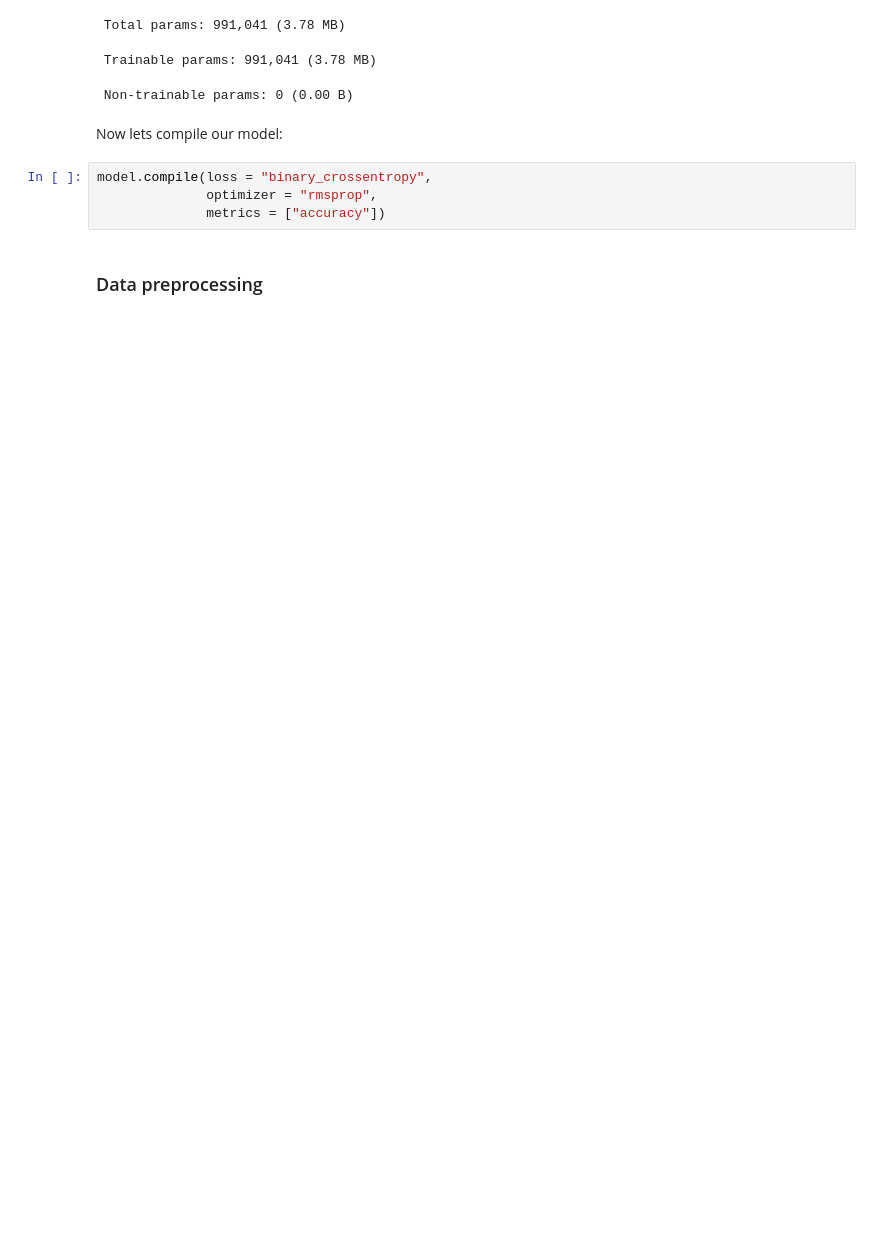
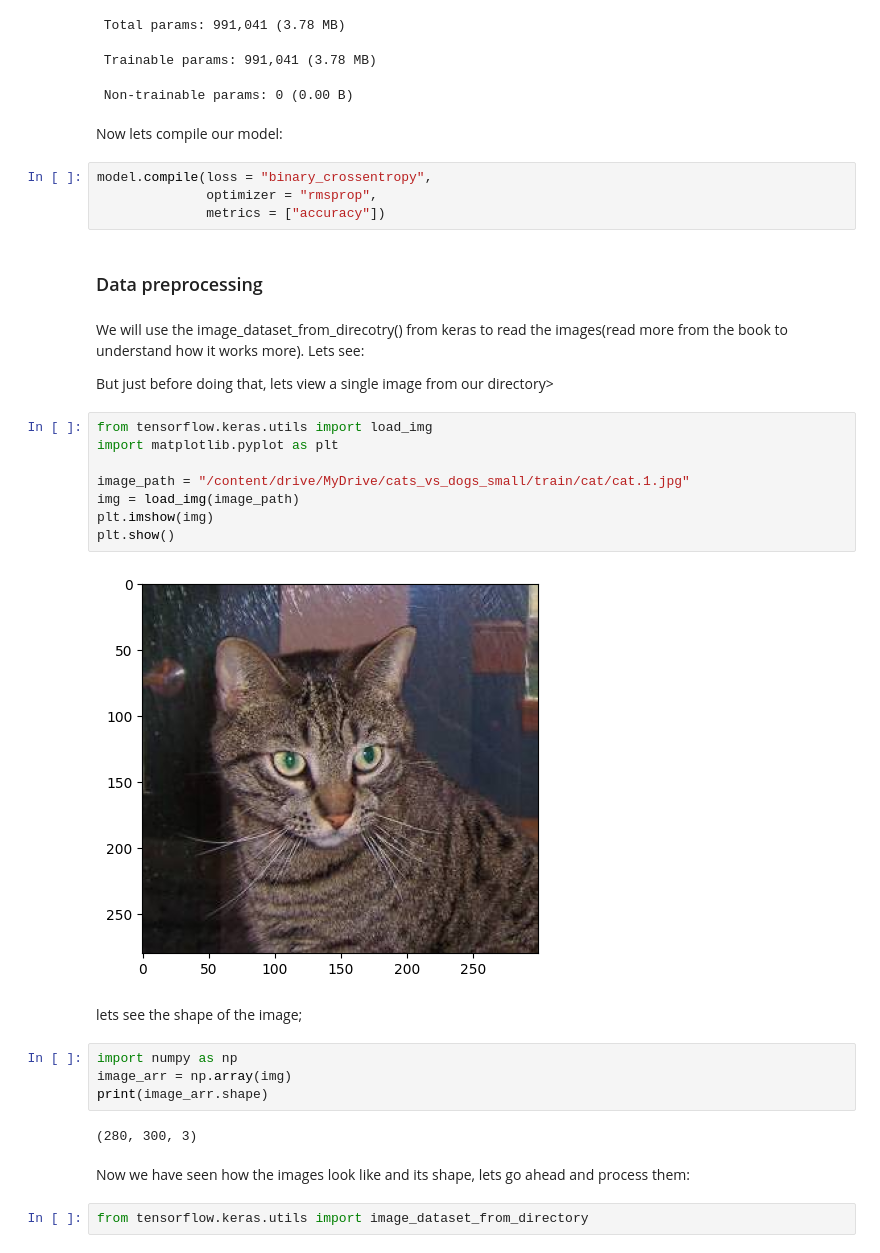
Before and after one commit to Mainasaid/deep-learning-with-python-practice, a Jupyter notebook: convnet.ipynb, the cells around one changed output. Saved outputs shown, nothing was run; the diff lists cells and outputs as text; blank space fills up the shorter version.

Commit message:
data preprocessing using image_dataset_from_directory().

```diff
--- a/convnet.ipynb
+++ b/convnet.ipynb
@@ -335,3 +335,29 @@ model.compile(loss = "binary_crossentropy",
               metrics = ["accuracy"])
 # %% [markdown]
 ### Data preprocessing
+# %% [markdown]
+We will use the image_dataset_from_direcotry() from keras to read the images(read more from the book to understand how it works more). Lets see:
+
+But just before doing that, lets view a single image from our directory>
+# %%
+from tensorflow.keras.utils import load_img
+import matplotlib.pyplot as plt
+
+image_path = "/content/drive/MyDrive/cats_vs_dogs_small/train/cat/cat.1.jpg"
+img = load_img(image_path)
+plt.imshow(img)
+plt.show()
+# %% [output]
+[figure, added]
+# %% [markdown]
+lets see the shape of the image;
+# %%
+import numpy as np
+image_arr = np.array(img)
+print(image_arr.shape)
+# %% [output]
+(280, 300, 3)
+# %% [markdown]
+Now we have seen how the images look like and its shape, lets go ahead and process them:
+# %%
+from tensorflow.keras.utils import image_dataset_from_directory
```
Also changed, not shown: parts of 5 cells of this notebook.
